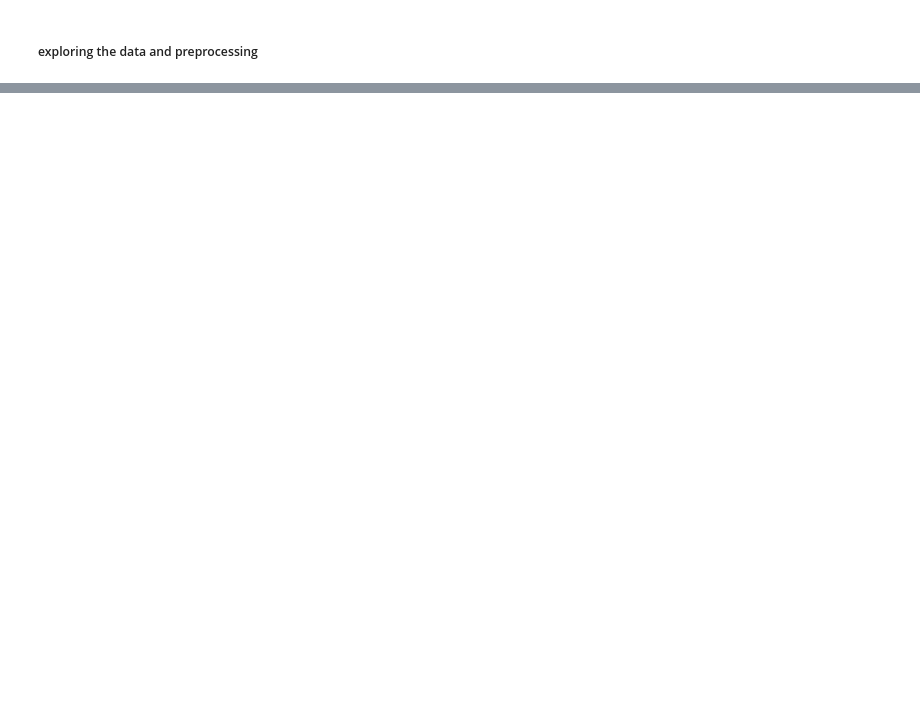
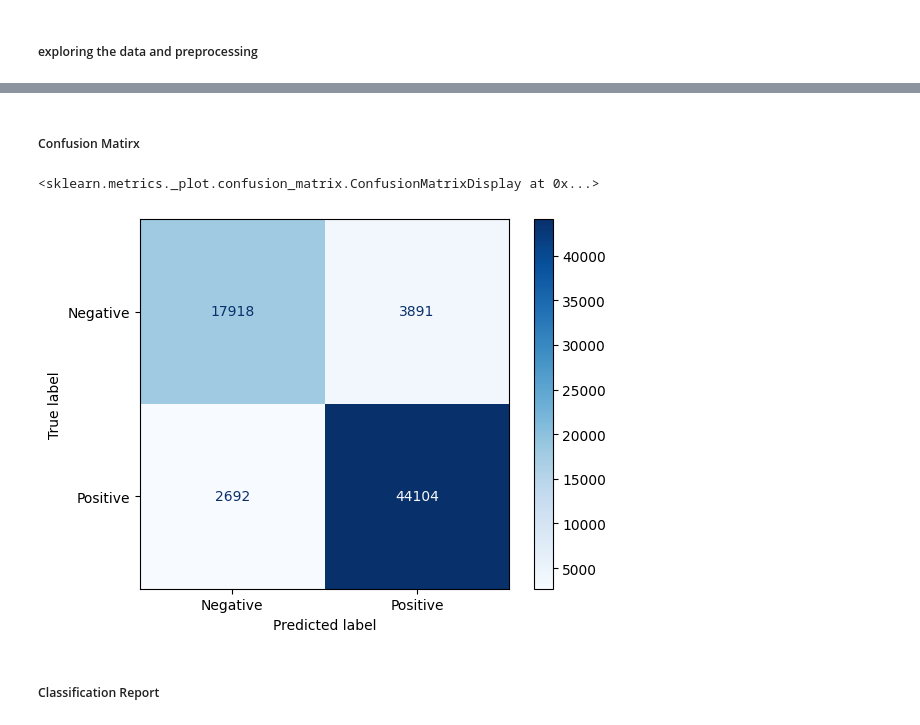
Before and after one commit to SachithJayalath/20221742_CM3604_CW_Refer, a Jupyter notebook: notebook1.ipynb, the cells around one changed output, grey strips where cells are left out. Drawn from its saved outputs; the diff is of its cells as text; code cells hidden in the pictures; blank space fills up the shorter version.

```diff
--- a/notebook1.ipynb
+++ b/notebook1.ipynb
@@ -102,0 +123,6 @@ plt.show()
+# %%
+train, test = train_test_split(
+    reviews,
+    test_size=0.2,
+    stratify=reviews['sentiment']
+)
@@ -102,0 +185,3 @@ plt.show()
+# %%
+train_dataset = PyTorchDataset(train_encodings, train['sentiment'].tolist())
+test_dataset = PyTorchDataset(test_encodings, test['sentiment'].tolist())
@@ -102,0 +192,6 @@ plt.show()
+# %%
+# Binary classification → num_labels=2
+model = AutoModelForSequenceClassification.from_pretrained(
+    'prajjwal1/bert-tiny',
+    num_labels=2
+)
@@ -102,0 +201,22 @@ plt.show()
+# %%
+training_args = TrainingArguments(
+    fp16=True,
+    output_dir='./results',
+    num_train_epochs=1,
+    per_device_train_batch_size=16,
+    per_device_eval_batch_size=64,
+    save_strategy="epoch",
+    eval_strategy="epoch",
+    logging_dir='./logs',
+    logging_steps=100,
+    load_best_model_at_end=True,
+)
+
+trainer = Trainer(
+    model=model,
+    args=training_args,
+    train_dataset=train_dataset,
+    eval_dataset=test_dataset
+)
+
+trainer.train()
@@ -102,0 +295,15 @@ plt.show()
+# %% [markdown]
+##### Confusion Matirx
+# %%
+predictions = trainer.predict(test_dataset)
+preds = np.argmax(predictions.predictions, axis=1)
+labels = predictions.label_ids
+
+cm = confusion_matrix(labels, preds)
+disp = ConfusionMatrixDisplay(confusion_matrix=cm, display_labels=["Negative", "Positive"])
+disp.plot(cmap="Blues")
+# %% [output]
+<sklearn.metrics._plot.confusion_matrix.ConfusionMatrixDisplay at 0x...>
+[figure, added]
+# %% [markdown]
+##### Classification Report
```
Also changed, not shown: parts of 32 cells of this notebook, 14 other files.
